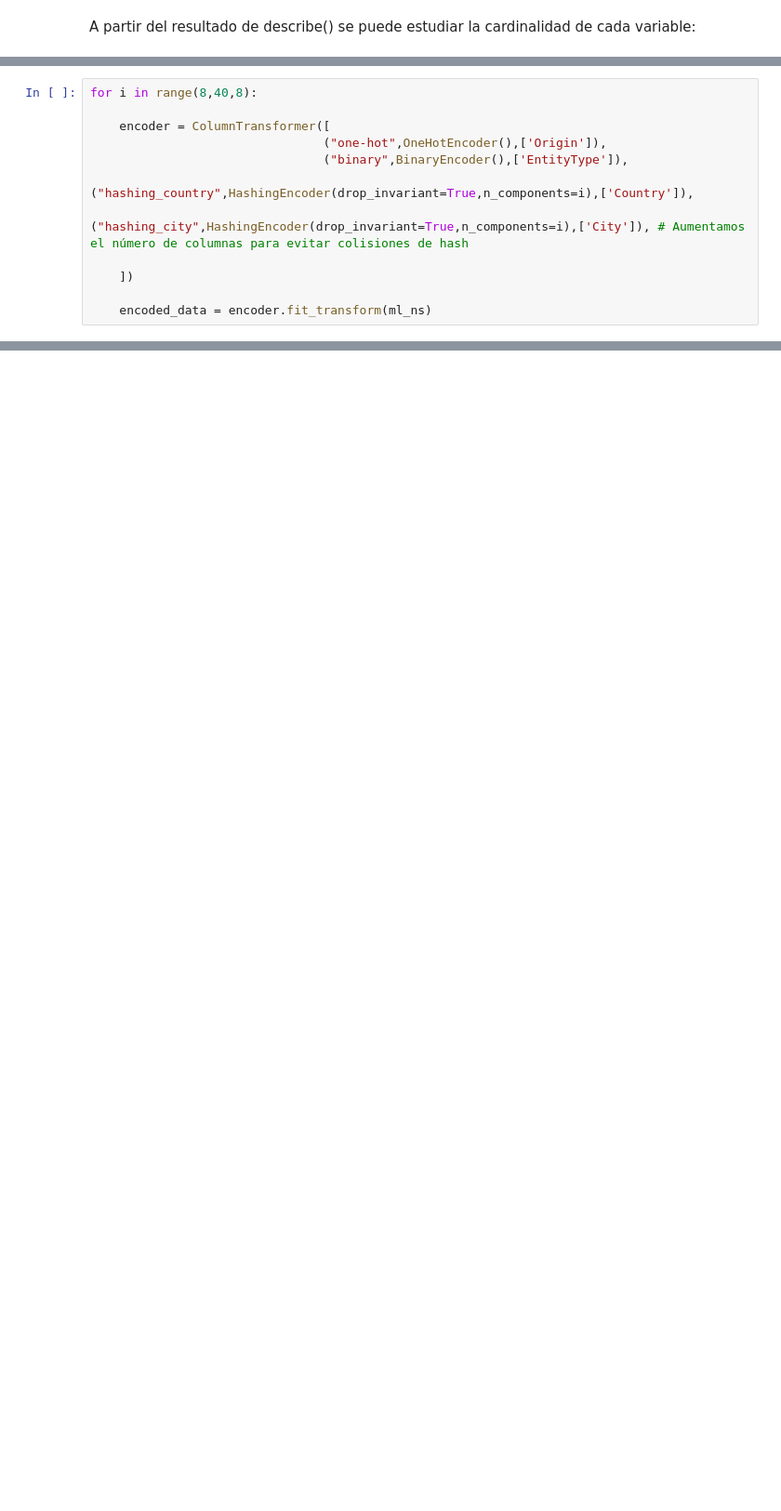
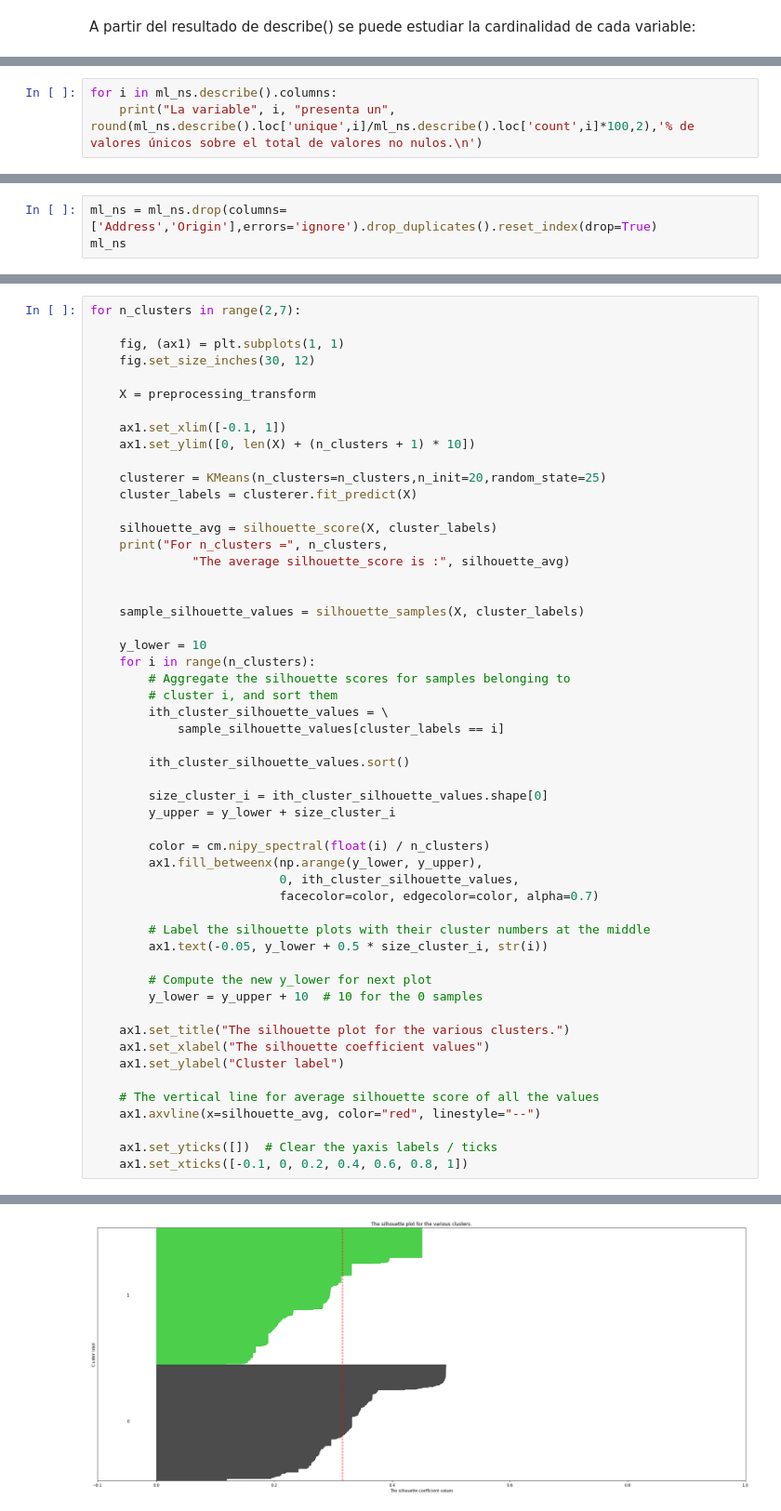
Before and after one commit to Chanalber/TFM, a Jupyter notebook: Código y datos/04_modelos_ML_no_supervisado.ipynb, the cells around one changed output, grey strips where cells are left out. Shown at 93% size. Saved outputs shown, nothing was run; the diff lists cells and outputs as text; blank space fills up the shorter version.

```diff
--- a/Código y datos/04_modelos_ML_no_supervisado.ipynb
+++ b/Código y datos/04_modelos_ML_no_supervisado.ipynb
@@ -174,12 +93,0 @@ Ideas para nuevos modelos: Eliminar imputador y dejar que se encargue el codific
-# %%
-for i in range(8,40,8):
-
-    encoder = ColumnTransformer([
-                                ("one-hot",OneHotEncoder(),['Origin']),
-                                ("binary",BinaryEncoder(),['EntityType']),
-                                ("hashing_country",HashingEncoder(drop_invariant=True,n_components=i),['Country']),
-                                ("hashing_city",HashingEncoder(drop_invariant=True,n_components=i),['City']), # Aumentamos el número de columnas para evitar colisiones de hash
-
-    ])
-
-    encoded_data = encoder.fit_transform(ml_ns)
@@ -221,0 +94,3 @@ len(trans_city['concat'].unique())
+# %%
+for i in ml_ns.describe().columns:
+    print("La variable", i, "presenta un", round(ml_ns.describe().loc['unique',i]/ml_ns.describe().loc['count',i]*100,2),'% de valores únicos sobre el total de valores no nulos.\n')
@@ -221,0 +119,3 @@ len(trans_city['concat'].unique())
+# %%
+ml_ns = ml_ns.drop(columns=['Address','Origin'],errors='ignore').drop_duplicates().reset_index(drop=True)
+ml_ns
@@ -221,0 +216,54 @@ len(trans_city['concat'].unique())
+# %%
+for n_clusters in range(2,7):
+
+    fig, (ax1) = plt.subplots(1, 1)
+    fig.set_size_inches(30, 12)
+
+    X = preprocessing_transform
+
+    ax1.set_xlim([-0.1, 1])
+    ax1.set_ylim([0, len(X) + (n_clusters + 1) * 10])
+
+    clusterer = KMeans(n_clusters=n_clusters,n_init=20,random_state=25)
+    cluster_labels = clusterer.fit_predict(X)
+
+    silhouette_avg = silhouette_score(X, cluster_labels)
+    print("For n_clusters =", n_clusters,
+              "The average silhouette_score is :", silhouette_avg)
+
+
+    sample_silhouette_values = silhouette_samples(X, cluster_labels)
+
+    y_lower = 10
+    for i in range(n_clusters):
+        # Aggregate the silhouette scores for samples belonging to
+        # cluster i, and sort them
+        ith_cluster_silhouette_values = \
+            sample_silhouette_values[cluster_labels == i]
+
+        ith_cluster_silhouette_values.sort()
+
+        size_cluster_i = ith_cluster_silhouette_values.shape[0]
+        y_upper = y_lower + size_cluster_i
+
+        color = cm.nipy_spectral(float(i) / n_clusters)
+        ax1.fill_betweenx(np.arange(y_lower, y_upper),
+                          0, ith_cluster_silhouette_values,
+                          facecolor=color, edgecolor=color, alpha=0.7)
+
+        # Label the silhouette plots with their cluster numbers at the middle
+        ax1.text(-0.05, y_lower + 0.5 * size_cluster_i, str(i))
+
+        # Compute the new y_lower for next plot
+        y_lower = y_upper + 10  # 10 for the 0 samples
+
+    ax1.set_title("The silhouette plot for the various clusters.")
+    ax1.set_xlabel("The silhouette coefficient values")
+    ax1.set_ylabel("Cluster label")
+
+    # The vertical line for average silhouette score of all the values
+    ax1.axvline(x=silhouette_avg, color="red", linestyle="--")
+
+    ax1.set_yticks([])  # Clear the yaxis labels / ticks
+    ax1.set_xticks([-0.1, 0, 0.2, 0.4, 0.6, 0.8, 1])
+# %% [output]
@@ -221,0 +275 @@ len(trans_city['concat'].unique())
+[figure, added]
```
Also changed, not shown: parts of 50 cells of this notebook, 10 other files.
